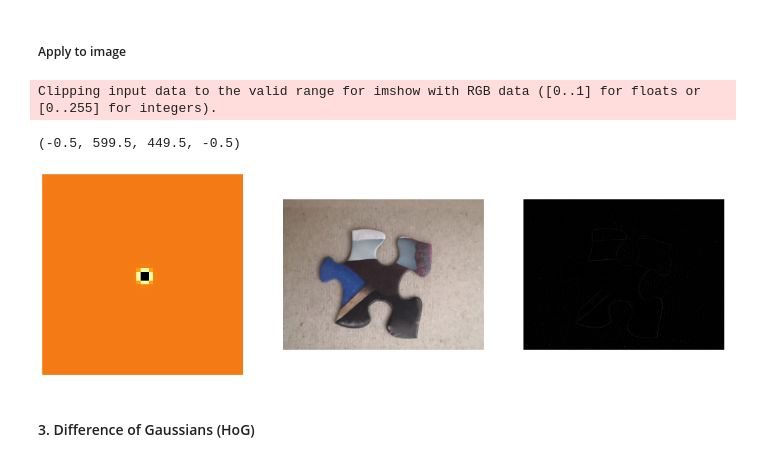
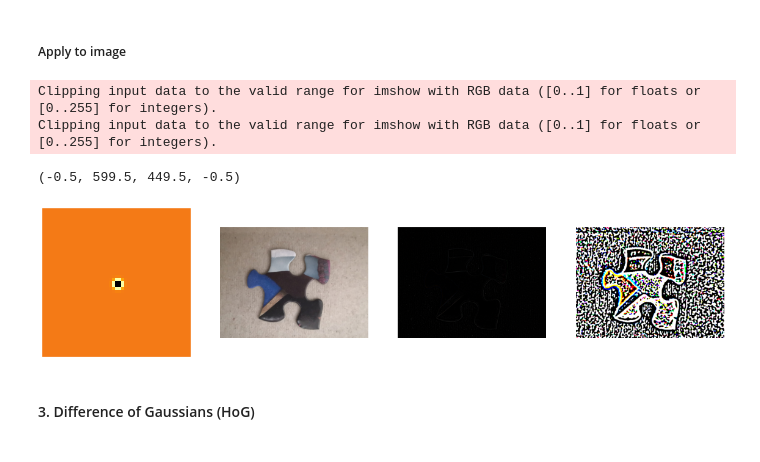
Before and after one commit to mamello-justice/computer-vision, a Jupyter notebook: work/Lab2.ipynb, the cells around one changed output. Drawn from its saved outputs; the diff is of its cells as text; code cells hidden in the pictures.

```diff
--- a/work/Lab2.ipynb
+++ b/work/Lab2.ipynb
@@ -59,40 +61,51 @@ plt.axis('off')
 #### 2. Laplacian of Gaussian (LoG)
 # %%
 def make_LoG(sigma: int, shape: tuple[int, int]):
-    var = sigma ** 2
-
-    def log(x, y):
+    def LoG(x, y):
         centred_x = x - shape[0] / 2
         centred_y = y - shape[1] / 2
-        exponent = -((centred_x ** 2 + centred_y ** 2) / (2 * var))
-        return -(1/(np.pi * (var ** 2))) * (1 + exponent) * np.exp(exponent)
 
-    return np.fromfunction(log, shape)
+        sum_squares = (centred_x ** 2) + (centred_y ** 2)
+        exponent = sum_squares / (2 * (sigma ** 2))
+        coeff = 1 / (np.pi * (sigma ** 4))
+
+        return -coeff * (1 - exponent) * np.exp(-exponent)
+
+    return np.fromfunction(LoG, shape)
 # %% [markdown]
 ##### Apply to image
 # %%
 fig = plt.figure(figsize=(20, 8))
 
+sigma = 0.7
+
 kernel_shape = (49, 49)
-LoG = make_LoG(sigma=0.7, shape=kernel_shape)
+LoG = make_LoG(sigma=sigma, shape=kernel_shape)
 image_LoG = cv2.filter2D(image_rgb, -1, LoG)
+lib_LoG = cv2.Laplacian(cv2.GaussianBlur(image_rgb, ksize=(29, 29), sigmaX=sigma), -1, ksize=29)
 
 
-fig.add_subplot(1, 3, 1)
+fig.add_subplot(1, 4, 1)
 plt.imshow(LoG, cmap='inferno')
 plt.axis('off')
 
-fig.add_subplot(1, 3, 2)
+fig.add_subplot(1, 4, 2)
 plt.imshow(image_rgb)
 plt.axis('off')
 
-fig.add_subplot(1, 3, 3)
+fig.add_subplot(1, 4, 3)
 plt.imshow(image_LoG)
 plt.axis('off')
+
+
+fig.add_subplot(1, 4, 4)
+plt.imshow(lib_LoG)
+plt.axis('off')
 # %% [output]
 Clipping input data to the valid range for imshow with RGB data ([0..1] for floats or [0..255] for integers).
+Clipping input data to the valid range for imshow with RGB data ([0..1] for floats or [0..255] for integers).
 (-0.5, 599.5, 449.5, -0.5)
-[figure, old version]
+[figure, new version]
 # %% [markdown]
 #### 3. Difference of Gaussians (HoG)
 # %%
```
Also changed, not shown: parts of 20 cells of this notebook, 3 other files.
